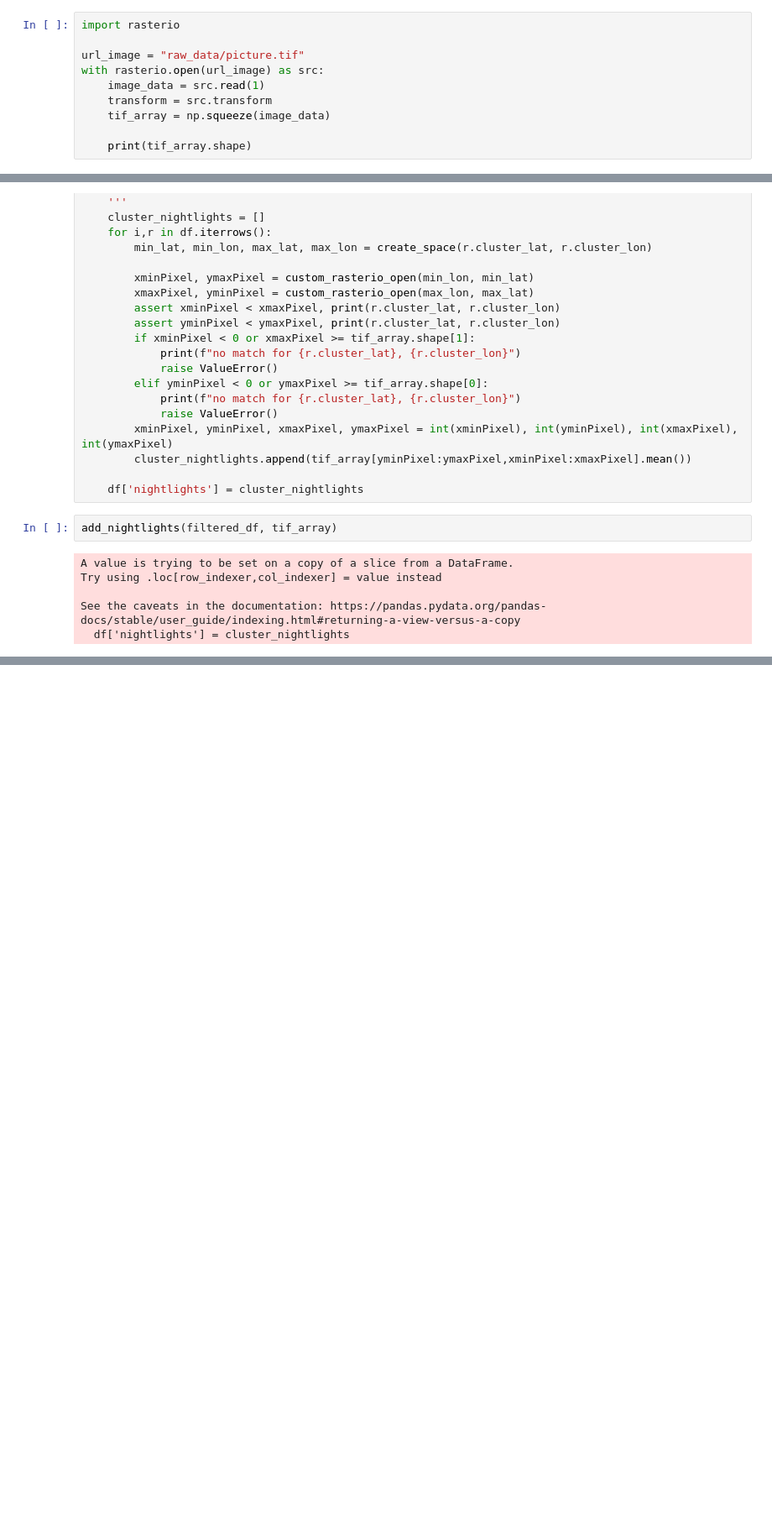
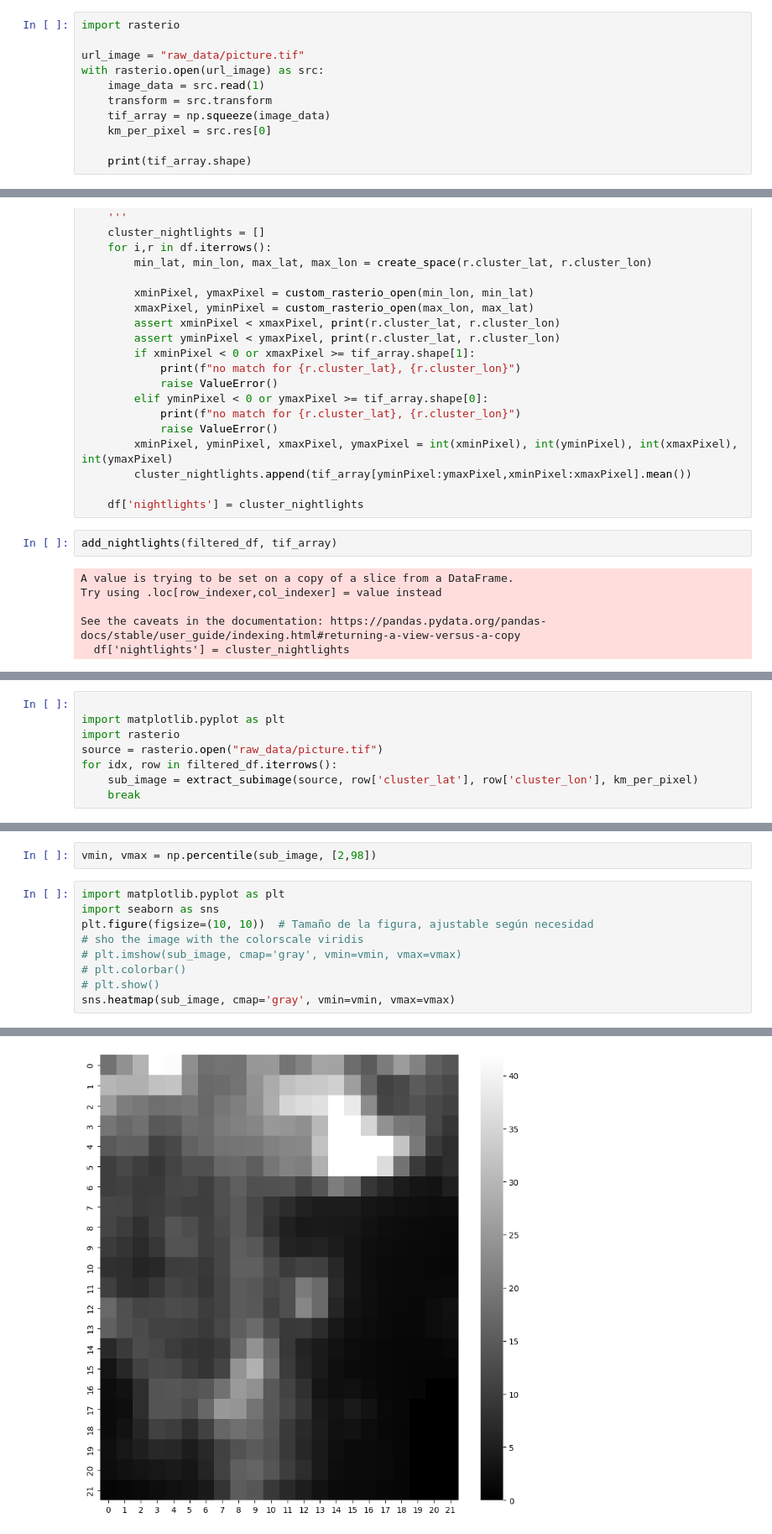
Before and after one commit to ladis-jil/Predicting-Economic-Activity-Satelite-Imagery, a Jupyter notebook: test_notebook.ipynb, the cells around one changed output, grey strips where cells are left out. Shown at 84% size. Cells and saved outputs as stored; diff of their text form; blank space fills up the shorter version.

```diff
--- a/test_notebook.ipynb
+++ b/test_notebook.ipynb
@@ -114,6 +111,7 @@ with rasterio.open(url_image) as src:
     image_data = src.read(1)
     transform = src.transform
     tif_array = np.squeeze(image_data)
+    km_per_pixel = src.res[0]
 
     print(tif_array.shape)
 # %% [output]
@@ -325,0 +299,8 @@ m.save('index.html')
+# %%
+
+import matplotlib.pyplot as plt
+import rasterio
+source = rasterio.open("raw_data/picture.tif")
+for idx, row in filtered_df.iterrows():
+    sub_image = extract_subimage(source, row['cluster_lat'], row['cluster_lon'], km_per_pixel)
+    break
@@ -325,0 +331,12 @@ m.save('index.html')
+# %%
+vmin, vmax = np.percentile(sub_image, [2,98])
+# %%
+import matplotlib.pyplot as plt
+import seaborn as sns
+plt.figure(figsize=(10, 10))  # Tamaño de la figura, ajustable según necesidad
+# sho the image with the colorscale viridis
+# plt.imshow(sub_image, cmap='gray', vmin=vmin, vmax=vmax)
+# plt.colorbar()
+# plt.show()
+sns.heatmap(sub_image, cmap='gray', vmin=vmin, vmax=vmax)
+# %% [output]
@@ -325,0 +344 @@ m.save('index.html')
+[figure, added]
```
Also changed, not shown: parts of 20 cells of this notebook, 2 other files.
